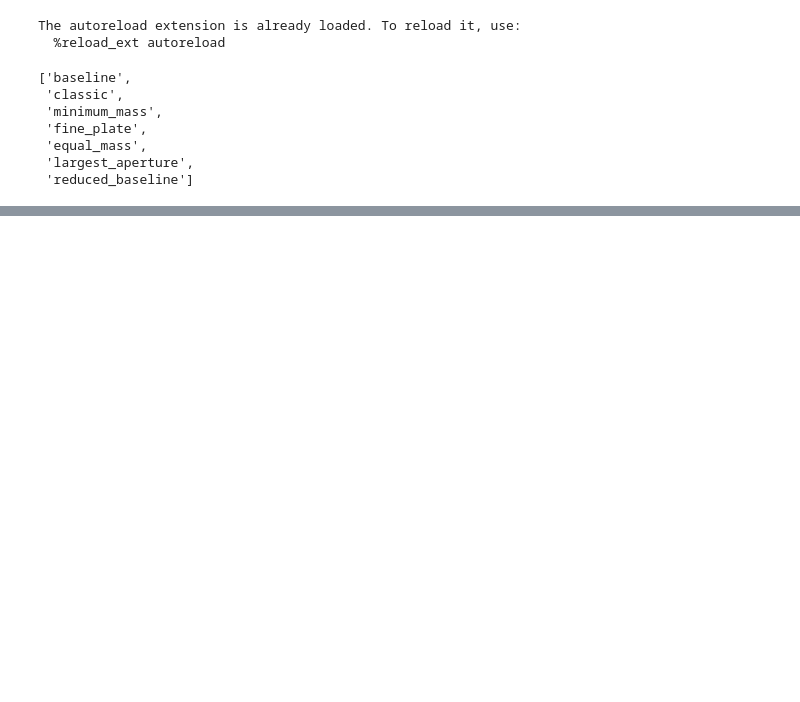
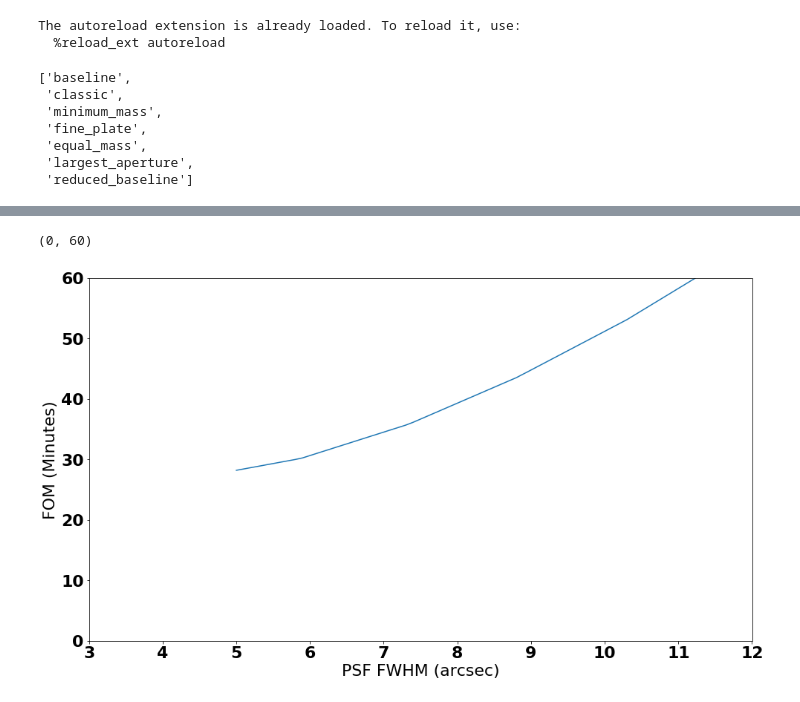
Before and after one commit to bwgref/duet-astro, a Jupyter notebook: notebooks/DUET Limiting Magnitudes Comparison.ipynb, the cells around one changed output, grey strips where cells are left out. Cells and saved outputs as stored; diff of their text form; code cells hidden in the pictures; blank space fills up the shorter version.

```diff
--- a/notebooks/DUET Limiting Magnitudes Comparison.ipynb
+++ b/notebooks/DUET Limiting Magnitudes Comparison.ipynb
@@ -159,0 +269,10 @@ Med-Zodi 10-sig, 2.8167208096231757 300-s frames
+# %%
+f = plt.figure(figsize=[16, 9])
+plt.plot(psfs, foms)
+plt.xlabel('PSF FWHM (arcsec)')
+plt.ylabel('FOM (Minutes)')
+plt.xlim([3, 12])
+plt.ylim([0, 60])
+# %% [output]
+(0, 60)
+[figure, added]
```
Also changed, not shown: parts of 7 cells of this notebook, 1 other file.
